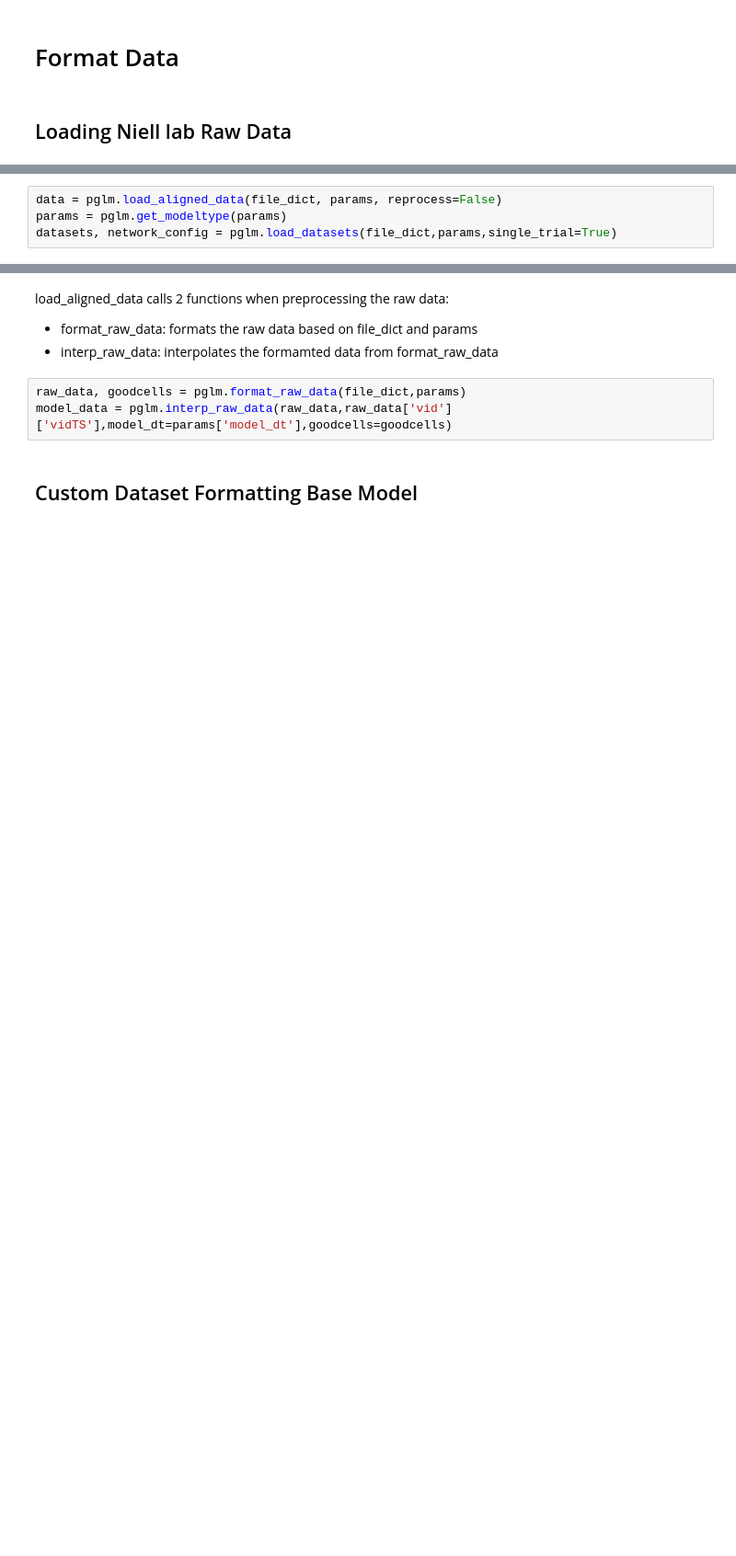
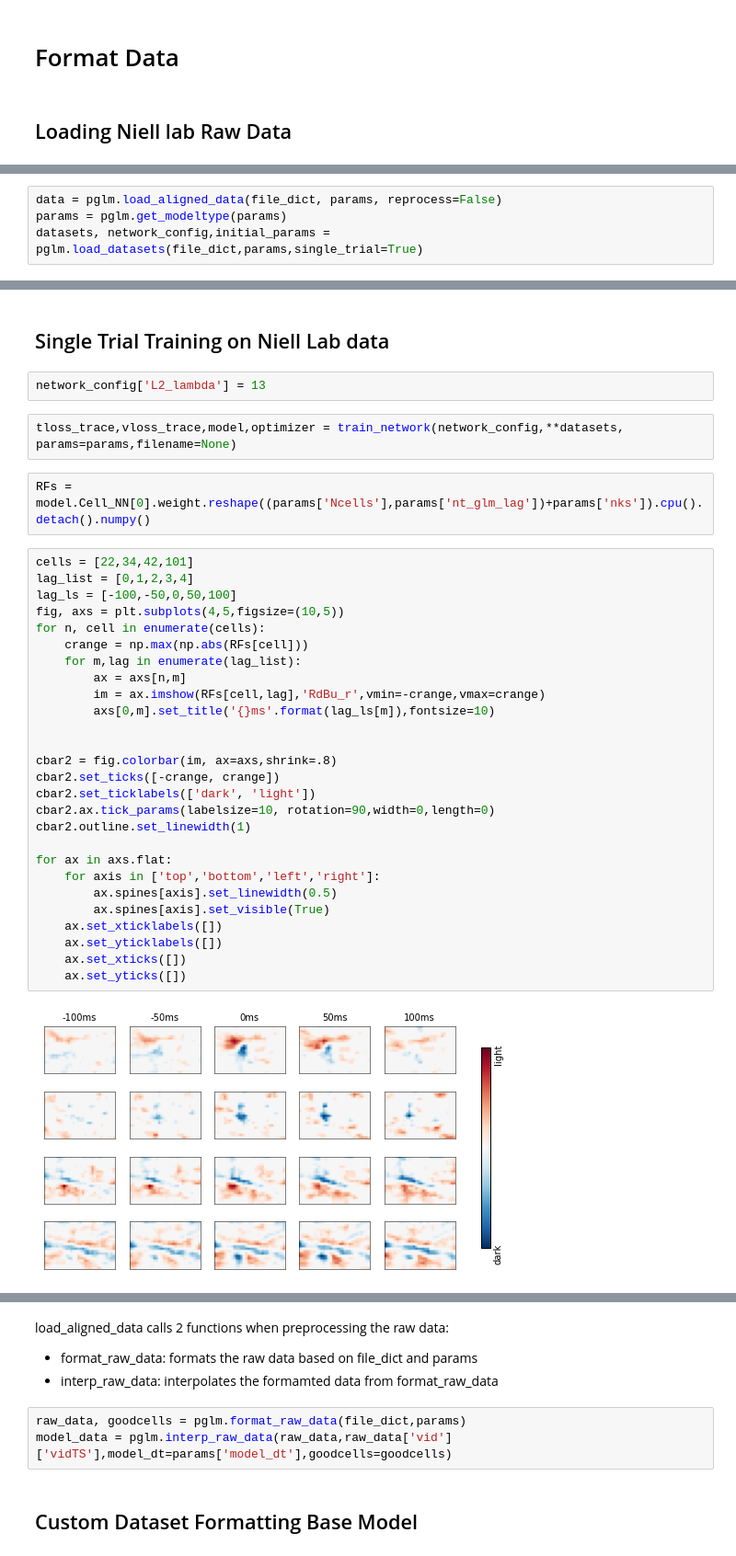
Before and after one commit to elliottabe/pytorchGLM, a Jupyter notebook: Tutorial.ipynb, the cells around one changed output, grey strips where cells are left out. Shown at 92% size. Cells and saved outputs as stored; diff of their text form; blank space fills up the shorter version.

```diff
--- a/Tutorial.ipynb
+++ b/Tutorial.ipynb
@@ -67,4 +77,4 @@ params, file_dict, exp = pglm.load_params(args,ModelID,file_dict=None,exp_dir_na
 # %%
 data = pglm.load_aligned_data(file_dict, params, reprocess=False)
 params = pglm.get_modeltype(params)
-datasets, network_config = pglm.load_datasets(file_dict,params,single_trial=True)
+datasets, network_config,initial_params = pglm.load_datasets(file_dict,params,single_trial=True)
@@ -73,0 +89,37 @@ print(x.shape,xpos.shape,y.shape)
+# %% [markdown]
+## Single Trial Training on Niell Lab data
+# %%
+network_config['L2_lambda'] = 13
+# %%
+tloss_trace,vloss_trace,model,optimizer = train_network(network_config,**datasets, params=params,filename=None)
+# %%
+RFs = model.Cell_NN[0].weight.reshape((params['Ncells'],params['nt_glm_lag'])+params['nks']).cpu().detach().numpy()
+# %%
+cells = [22,34,42,101]
+lag_list = [0,1,2,3,4]
+lag_ls = [-100,-50,0,50,100]
+fig, axs = plt.subplots(4,5,figsize=(10,5))
+for n, cell in enumerate(cells):
+    crange = np.max(np.abs(RFs[cell]))
+    for m,lag in enumerate(lag_list):
+        ax = axs[n,m]
+        im = ax.imshow(RFs[cell,lag],'RdBu_r',vmin=-crange,vmax=crange)
+        axs[0,m].set_title('{}ms'.format(lag_ls[m]),fontsize=10)
+
+
+cbar2 = fig.colorbar(im, ax=axs,shrink=.8)
+cbar2.set_ticks([-crange, crange])
+cbar2.set_ticklabels(['dark', 'light'])
+cbar2.ax.tick_params(labelsize=10, rotation=90,width=0,length=0)
+cbar2.outline.set_linewidth(1)
+
+for ax in axs.flat:
+    for axis in ['top','bottom','left','right']:
+        ax.spines[axis].set_linewidth(0.5)
+        ax.spines[axis].set_visible(True)
+    ax.set_xticklabels([])
+    ax.set_yticklabels([])
+    ax.set_xticks([])
+    ax.set_yticks([])
+# %% [output]
+[figure, added]
```
Also changed, not shown: parts of 10 cells of this notebook.
